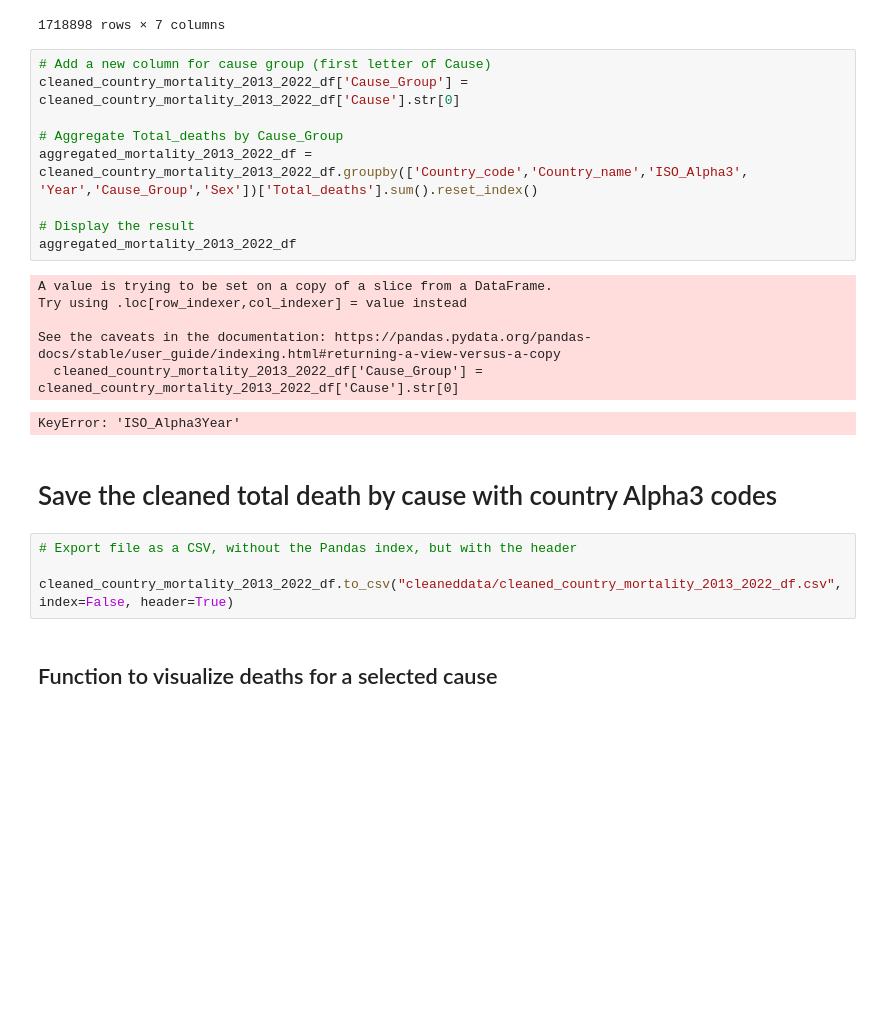
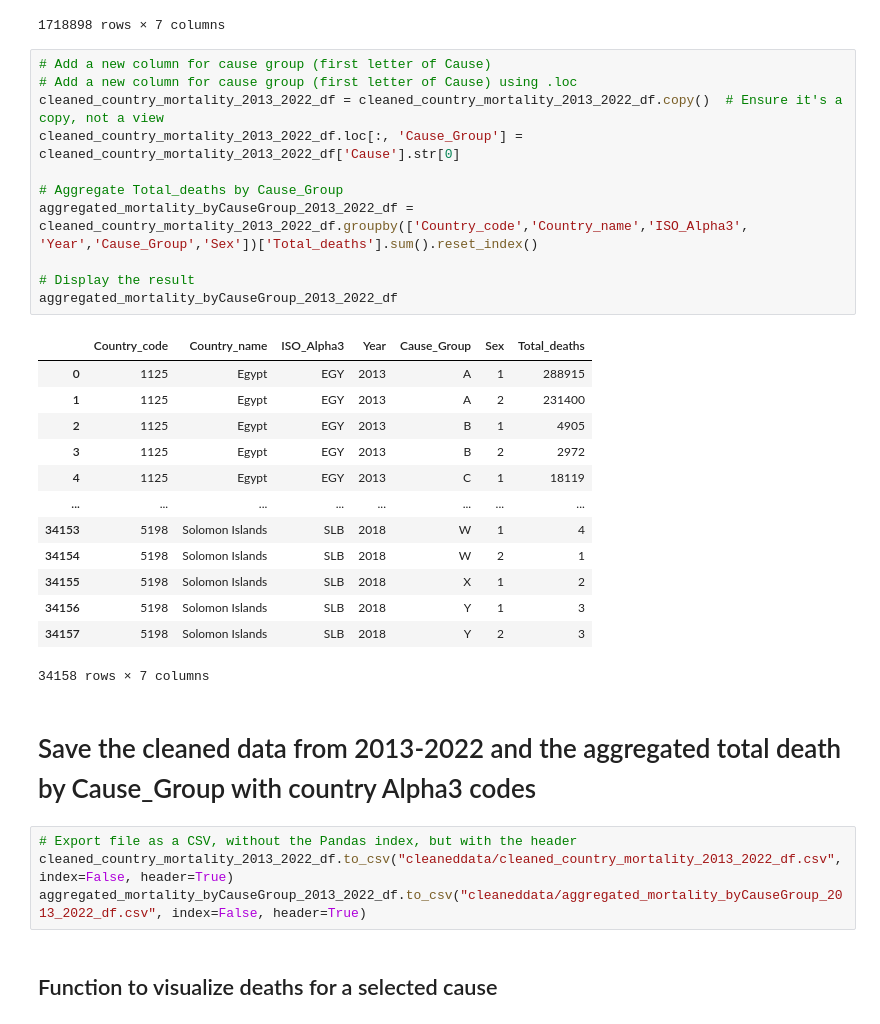
Before and after one commit to feLLpe04/Project3, a Jupyter notebook: Interactive_maps_2013_2022.ipynb, the cells around one changed output. Cells and saved outputs as stored; diff of their text form; blank space fills up the shorter version.

```diff
--- a/Interactive_maps_2013_2022.ipynb
+++ b/Interactive_maps_2013_2022.ipynb
@@ -353,26 +356,35 @@ cleaned_country_mortality_2013_2022_df
 1718898 rows × 7 columns
 # %%
 # Add a new column for cause group (first letter of Cause)
-cleaned_country_mortality_2013_2022_df['Cause_Group'] = cleaned_country_mortality_2013_2022_df['Cause'].str[0]
+# Add a new column for cause group (first letter of Cause) using .loc
+cleaned_country_mortality_2013_2022_df = cleaned_country_mortality_2013_2022_df.copy()  # Ensure it's a copy, not a view
+cleaned_country_mortality_2013_2022_df.loc[:, 'Cause_Group'] = cleaned_country_mortality_2013_2022_df['Cause'].str[0]
 
 # Aggregate Total_deaths by Cause_Group
-aggregated_mortality_2013_2022_df = cleaned_country_mortality_2013_2022_df.groupby(['Country_code','Country_name','ISO_Alpha3', 'Year','Cause_Group','Sex'])['Total_deaths'].sum().reset_index()
+aggregated_mortality_byCauseGroup_2013_2022_df = cleaned_country_mortality_2013_2022_df.groupby(['Country_code','Country_name','ISO_Alpha3', 'Year','Cause_Group','Sex'])['Total_deaths'].sum().reset_index()
 
 # Display the result
-aggregated_mortality_2013_2022_df
+aggregated_mortality_byCauseGroup_2013_2022_df
 # %% [output]
+|  | Country_code | Country_name | ISO_Alpha3 | Year | Cause_Group | Sex | Total_deaths |
+| 0 | 1125 | Egypt | EGY | 2013 | A | 1 | 288915 |
+| 1 | 1125 | Egypt | EGY | 2013 | A | 2 | 231400 |
+| 2 | 1125 | Egypt | EGY | 2013 | B | 1 | 4905 |
+| 3 | 1125 | Egypt | EGY | 2013 | B | 2 | 2972 |
+| 4 | 1125 | Egypt | EGY | 2013 | C | 1 | 18119 |
+| ... | ... | ... | ... | ... | ... | ... | ... |
+| 34153 | 5198 | Solomon Islands | SLB | 2018 | W | 1 | 4 |
+| 34154 | 5198 | Solomon Islands | SLB | 2018 | W | 2 | 1 |
+| 34155 | 5198 | Solomon Islands | SLB | 2018 | X | 1 | 2 |
+| 34156 | 5198 | Solomon Islands | SLB | 2018 | Y | 1 | 3 |
+| 34157 | 5198 | Solomon Islands | SLB | 2018 | Y | 2 | 3 |
-A value is trying to be set on a copy of a slice from a DataFrame.
-Try using .loc[row_indexer,col_indexer] = value instead
-
-See the caveats in the documentation: https://pandas.pydata.org/pandas-docs/stable/user_guide/indexing.html#returning-a-view-versus-a-copy
-  cleaned_country_mortality_2013_2022_df['Cause_Group'] = cleaned_country_mortality_2013_2022_df['Cause'].str[0]
+34158 rows × 7 columns
-KeyError: 'ISO_Alpha3Year'
 # %% [markdown]
-# Save the cleaned total death by cause with country Alpha3 codes
+# Save the cleaned data from 2013-2022 and the aggregated total death by Cause_Group with country Alpha3 codes
 # %%
 # Export file as a CSV, without the Pandas index, but with the header
-
 cleaned_country_mortality_2013_2022_df.to_csv("cleaneddata/cleaned_country_mortality_2013_2022_df.csv", index=False, header=True)
+aggregated_mortality_byCauseGroup_2013_2022_df.to_csv("cleaneddata/aggregated_mortality_byCauseGroup_2013_2022_df.csv", index=False, header=True)
 # %% [markdown]
 ## Function to visualize deaths for a selected cause
 # %%
```
Also changed, not shown: parts of 5 cells of this notebook, 9 other files.
